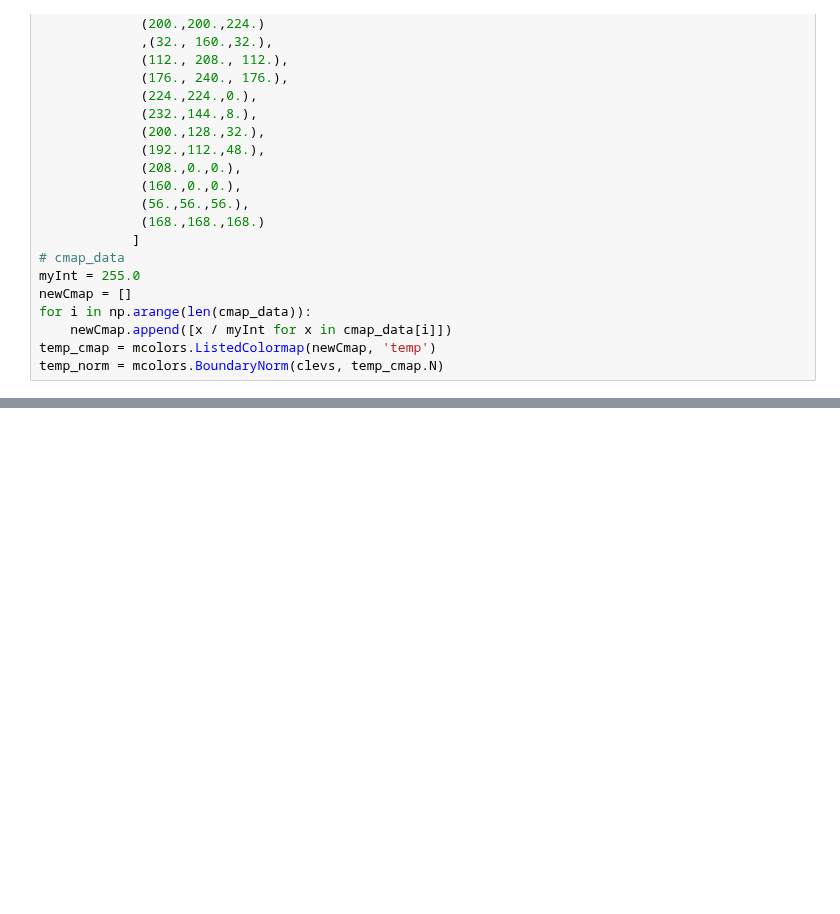
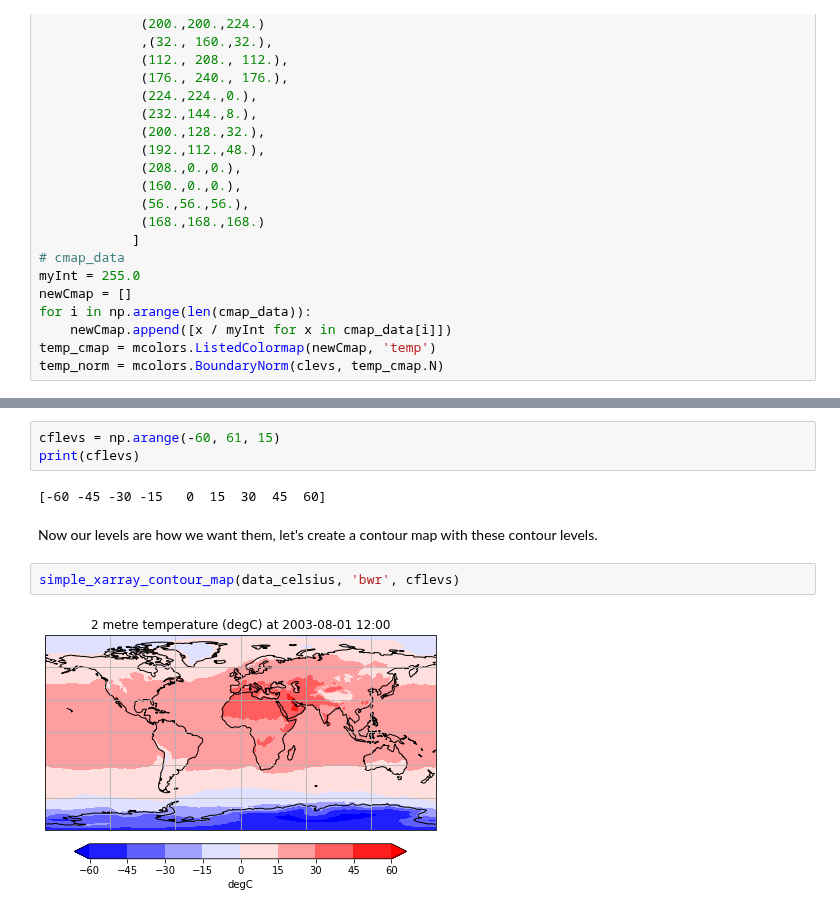
Before and after one commit to CLIVAC/pyclivac, a Jupyter notebook: examples/colorbar_tutorial.ipynb, the cells around one changed output, grey strips where cells are left out. Drawn from its saved outputs; the diff is of its cells as text; blank space fills up the shorter version.

```diff
--- a/examples/colorbar_tutorial.ipynb
+++ b/examples/colorbar_tutorial.ipynb
@@ -125,0 +145,11 @@ simple_xarray_contour_map(data_celsius, my_cmap)
+# %%
+cflevs = np.arange(-60, 61, 15)
+print(cflevs)
+# %% [output]
+[-60 -45 -30 -15   0  15  30  45  60]
+# %% [markdown]
+Now our levels are how we want them, let's create a contour map with these contour levels.
+# %%
+simple_xarray_contour_map(data_celsius, 'bwr', cflevs)
+# %% [output]
+[figure, added]
```
Also changed, not shown: parts of 20 cells of this notebook, 3 other files.
